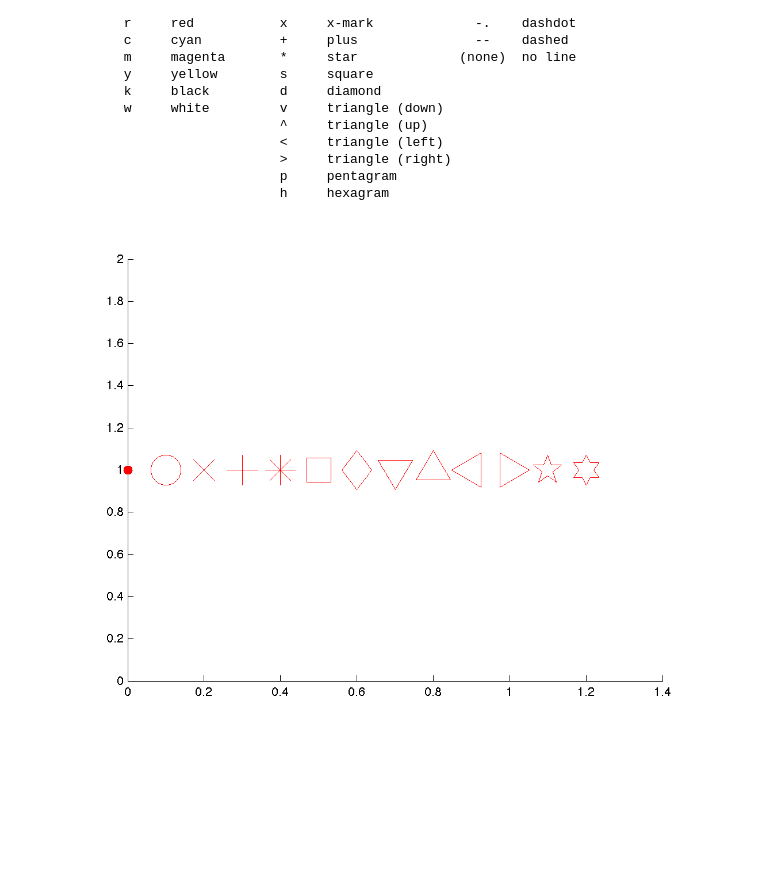
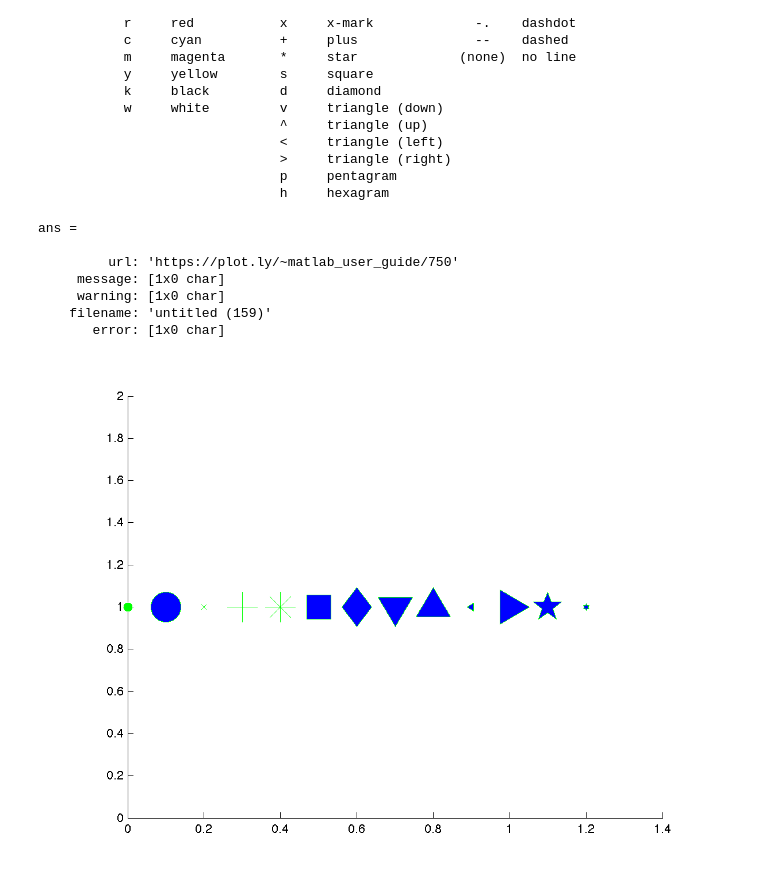
Before and after one commit to icopavan/MATLAB-User-Guide, a Jupyter notebook: MATLAB_MARKERS.ipynb, the cells around one changed output. Cells and saved outputs as stored; diff of their text form; code cells hidden in the pictures; blank space fills up the shorter version.

```diff
--- a/MATLAB_MARKERS.ipynb
+++ b/MATLAB_MARKERS.ipynb
@@ -33,18 +33,29 @@ ans =
 # %%
 %%matlab
 hold on
-plot(0,1,'r.','MarkerSize',25)
-plot(0.1,1,'ro','MarkerSize',25)
-plot(0.2,1,'rx','MarkerSize',25)
-plot(0.3,1,'r+','MarkerSize',25)
-plot(0.4,1,'r*','MarkerSize',25)
-plot(0.5,1,'rs','MarkerSize',25)
-plot(0.6,1,'rd','MarkerSize',25)
-plot(0.7,1,'rv','MarkerSize',25)
-plot(0.8,1,'r^','MarkerSize',25)
-plot(0.9,1,'r<','MarkerSize',25)
-plot(1.0,1,'r>','MarkerSize',25)
-plot(1.1,1,'rp','MarkerSize',25)
-plot(1.2,1,'rh','MarkerSize',25)
+plot(0,1,'.','MarkerSize',25,'MarkerFaceColor','b','MarkerEdgeColor','g')
+plot(0.1,1,'o','MarkerSize',25,'MarkerFaceColor','b','MarkerEdgeColor','g')
+plot(0.2,1,'x','MarkerFaceColor','b','MarkerEdgeColor','g')
+plot(0.3,1,'+','MarkerSize',25,'MarkerFaceColor','b','MarkerEdgeColor','g')
+plot(0.4,1,'*','MarkerSize',25,'MarkerFaceColor','b','MarkerEdgeColor','g')
+plot(0.5,1,'s','MarkerSize',25,'MarkerFaceColor','b','MarkerEdgeColor','g')
+plot(0.6,1,'d','MarkerSize',25,'MarkerFaceColor','b','MarkerEdgeColor','g')
+plot(0.7,1,'v','MarkerSize',25,'MarkerFaceColor','b','MarkerEdgeColor','g')
+plot(0.8,1,'^','MarkerSize',25,'MarkerFaceColor','b','MarkerEdgeColor','g')
+plot(0.9,1,'<','MarkerFaceColor','b','MarkerEdgeColor','g')
+plot(1.0,1,'>','MarkerSize',25,'MarkerFaceColor','b','MarkerEdgeColor','g')
+plot(1.1,1,'p','MarkerSize',25,'MarkerFaceColor','b','MarkerEdgeColor','g')
+plot(1.2,1,'h','MarkerFaceColor','b','MarkerEdgeColor','g')
+
+%g = get(gca);
+%get(g.Children(5))
+fig2plotly
 # %% [output]
+ans =
+
+         url: 'https://plot.ly/~matlab_user_guide/750'
+     message: [1x0 char]
+     warning: [1x0 char]
+    filename: 'untitled (159)'
+       error: [1x0 char]
-[figure, old version]
+[figure, new version]
```
Also changed, not shown: parts of 5 cells of this notebook, 1 other file.
